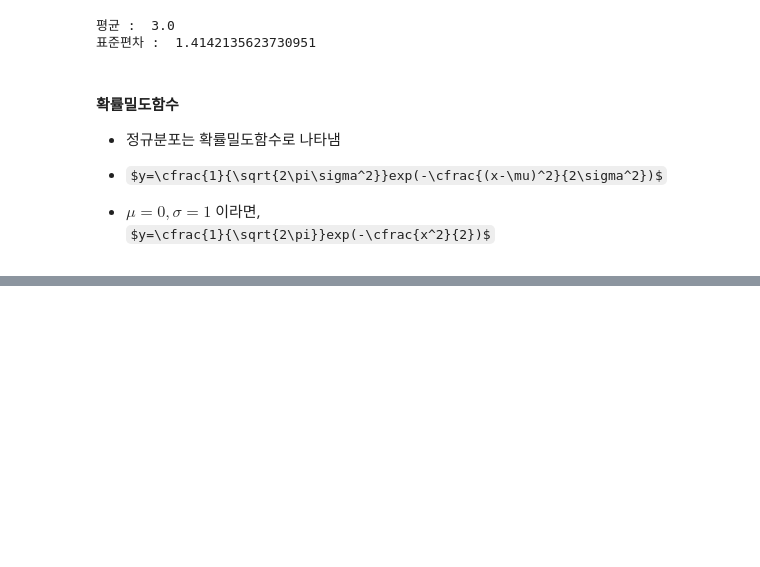
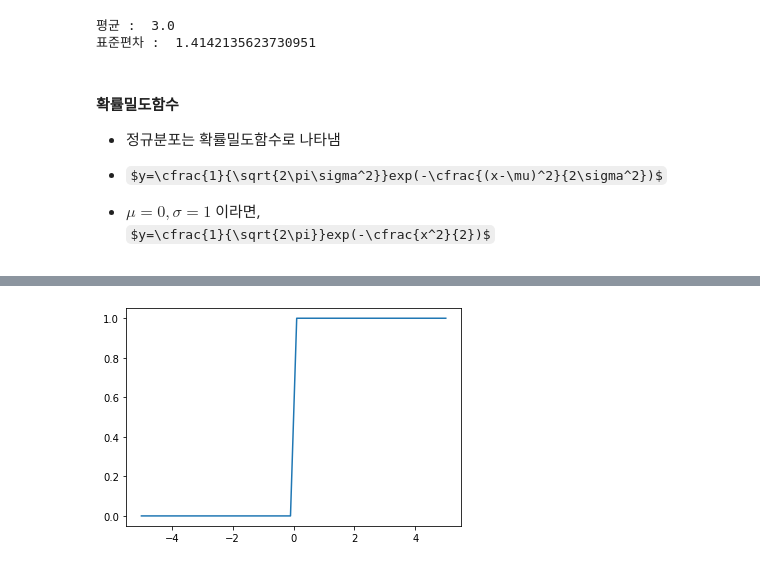
Before and after one commit to gilbertlim/Mathmatics, a Jupyter notebook: basic_book.ipynb, the cells around one changed output, grey strips where cells are left out. Drawn from its saved outputs; the diff is of its cells as text; code cells hidden in the pictures; some formulas as TeX source; blank space fills up the shorter version.

```diff
--- a/basic_book.ipynb
+++ b/basic_book.ipynb
@@ -839,3 +839,19 @@ print(np.std(x))
 # %%
 
 # 신경망
+# %%
+# 계단 함수
+
+import numpy as np
+import matplotlib.pyplot as plt
+
+def step_function(x):
+    return np.where(x <= 0, 0, 1)
+
+x = np.linspace(-5, 5)
+y = step_function(x)
+
+plt.plot(x,y)
+plt.show()
+# %% [output]
+[figure, added]
```
Also changed, not shown: parts of 20 cells of this notebook, 1 other file.
